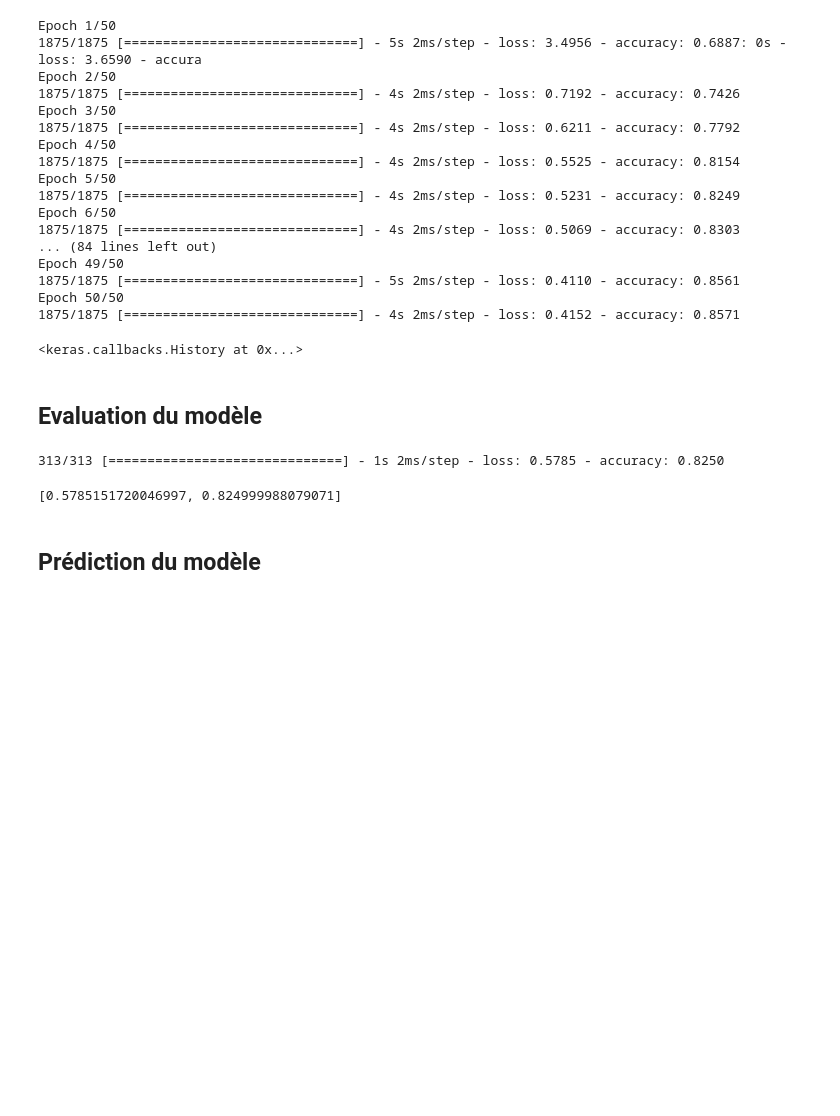
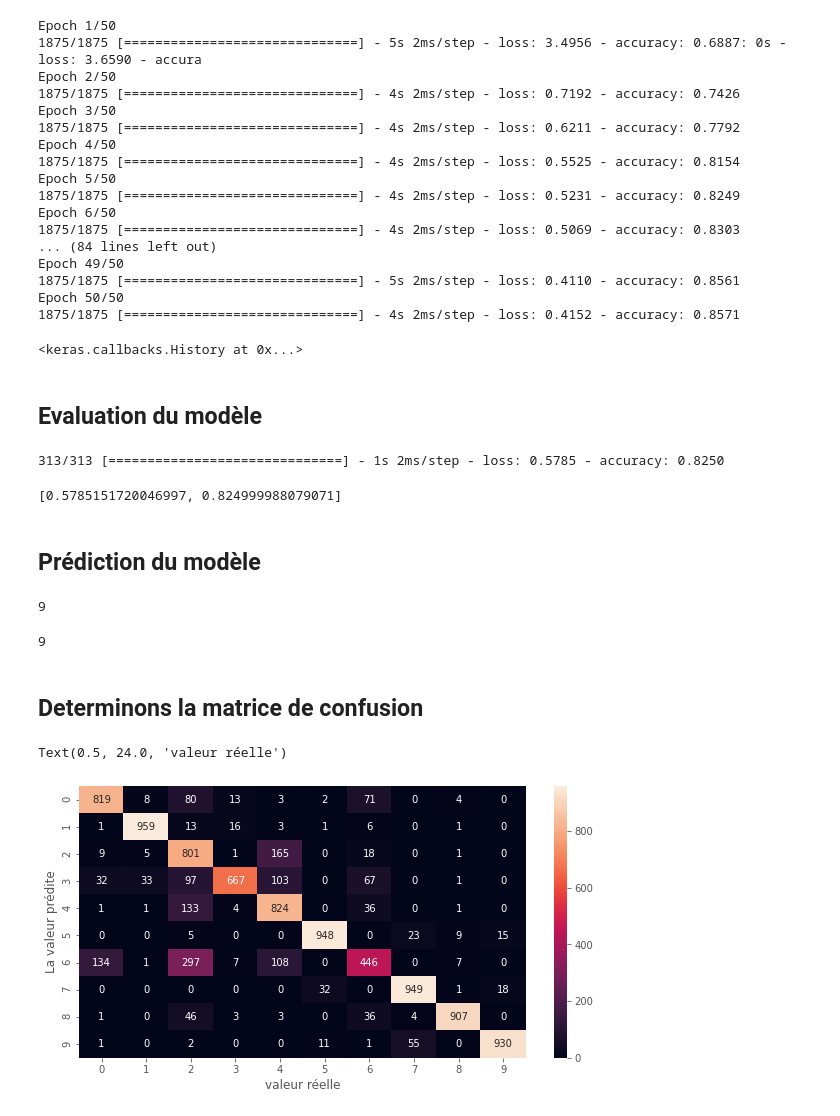
Before and after one commit to camara94/formation-deep-learning, a Jupyter notebook: python/fashion_mnist.ipynb, the cells around one changed output. Drawn from its saved outputs; the diff is of its cells as text; code cells hidden in the pictures; blank space fills up the shorter version.

Commit message:
matrice de confusion

```diff
--- a/python/fashion_mnist.ipynb
+++ b/python/fashion_mnist.ipynb
@@ -69,4 +69,26 @@ modele.evaluate(X_test, y_test)
 # %% [markdown]
 ## Prédiction du modèle
 # %%
-y_pred = modele.predict()
+y_pred = modele.predict(X_test)
+# %%
+y_test[0]
+# %% [output]
+9
+# %%
+np.argmax(y_pred[0])
+# %% [output]
+9
+# %% [markdown]
+## Determinons la matrice de confusion
+# %%
+y_labels = [np.argmax(y) for y in y_pred]
+# %%
+cm = tf.math.confusion_matrix(predictions=y_labels, labels=y_test)
+# %%
+plt.figure(figsize=(10, 5))
+sns.heatmap(cm, annot=True, fmt='d')
+plt.ylabel('La valeur prédite')
+plt.xlabel('valeur réelle')
+# %% [output]
+Text(0.5, 24.0, 'valeur réelle')
+[figure, added]
```
